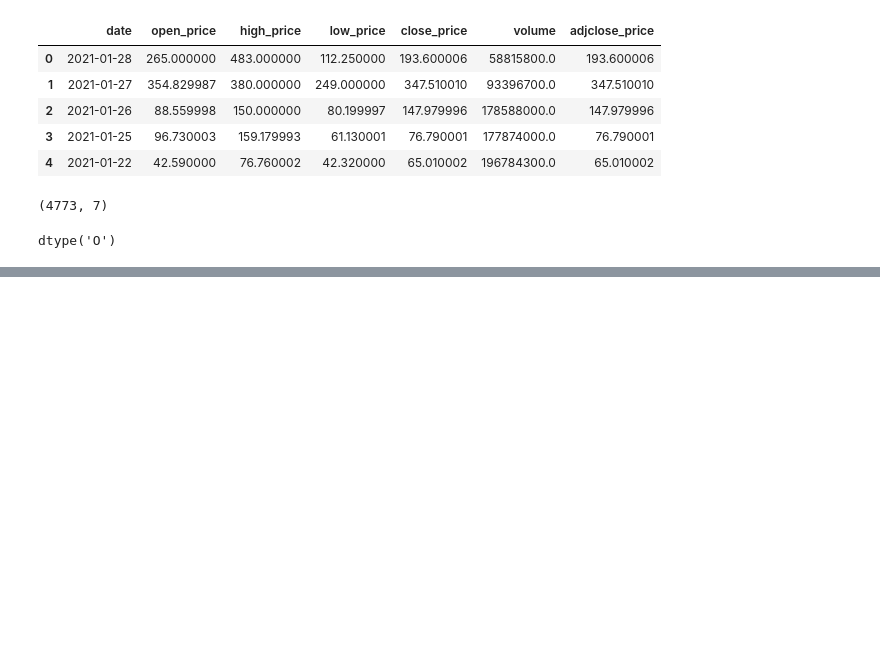
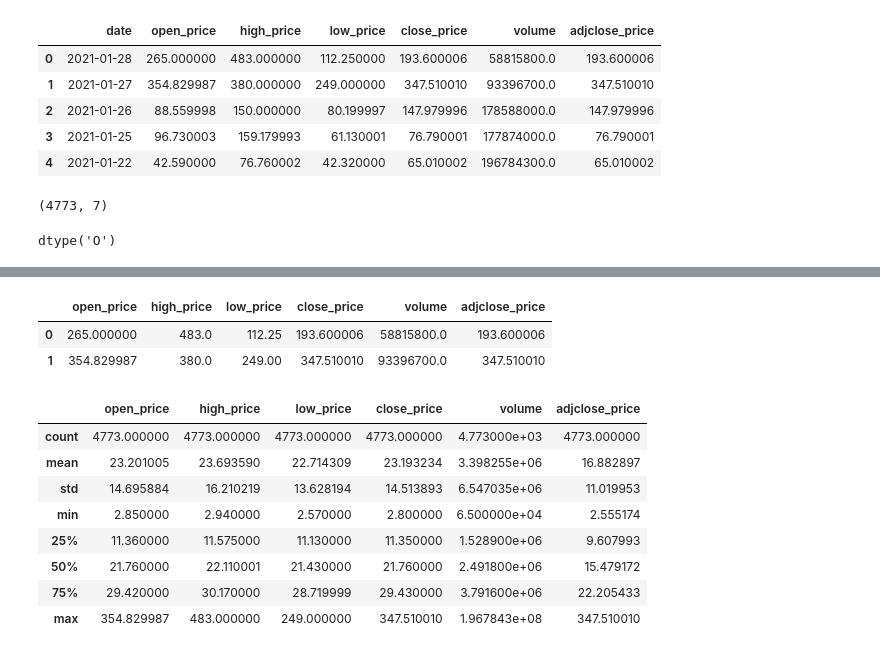
Before and after one commit to mohmaed7777/GameStop-Historical-Stock-Prices, a Jupyter notebook: GameStop_Historical_Stock_Prices.ipynb, the cells around one changed output, grey strips where cells are left out. Saved outputs shown, nothing was run; the diff lists cells and outputs as text; code cells hidden in the pictures; blank space fills up the shorter version.

```diff
--- a/GameStop_Historical_Stock_Prices.ipynb
+++ b/GameStop_Historical_Stock_Prices.ipynb
@@ -64,0 +91,19 @@ dtype('O')
+# %%
+game_stoke.drop(['date'], axis=1, inplace=True)
+game_stoke.head(2)
+# %% [output]
+|  | open_price | high_price | low_price | close_price | volume | adjclose_price |
+| 0 | 265.000000 | 483.0 | 112.25 | 193.600006 | 58815800.0 | 193.600006 |
+| 1 | 354.829987 | 380.0 | 249.00 | 347.510010 | 93396700.0 | 347.510010 |
+# %%
+game_stoke.describe()
+# %% [output]
+|  | open_price | high_price | low_price | close_price | volume | adjclose_price |
+| count | 4773.000000 | 4773.000000 | 4773.000000 | 4773.000000 | 4.773000e+03 | 4773.000000 |
+| mean | 23.201005 | 23.693590 | 22.714309 | 23.193234 | 3.398255e+06 | 16.882897 |
+| std | 14.695884 | 16.210219 | 13.628194 | 14.513893 | 6.547035e+06 | 11.019953 |
+| min | 2.850000 | 2.940000 | 2.570000 | 2.800000 | 6.500000e+04 | 2.555174 |
+| 25% | 11.360000 | 11.575000 | 11.130000 | 11.350000 | 1.528900e+06 | 9.607993 |
+| 50% | 21.760000 | 22.110001 | 21.430000 | 21.760000 | 2.491800e+06 | 15.479172 |
+| 75% | 29.420000 | 30.170000 | 28.719999 | 29.430000 | 3.791600e+06 | 22.205433 |
+| max | 354.829987 | 483.000000 | 249.000000 | 347.510010 | 1.967843e+08 | 347.510010 |
```
Also changed, not shown: parts of 25 cells of this notebook.
